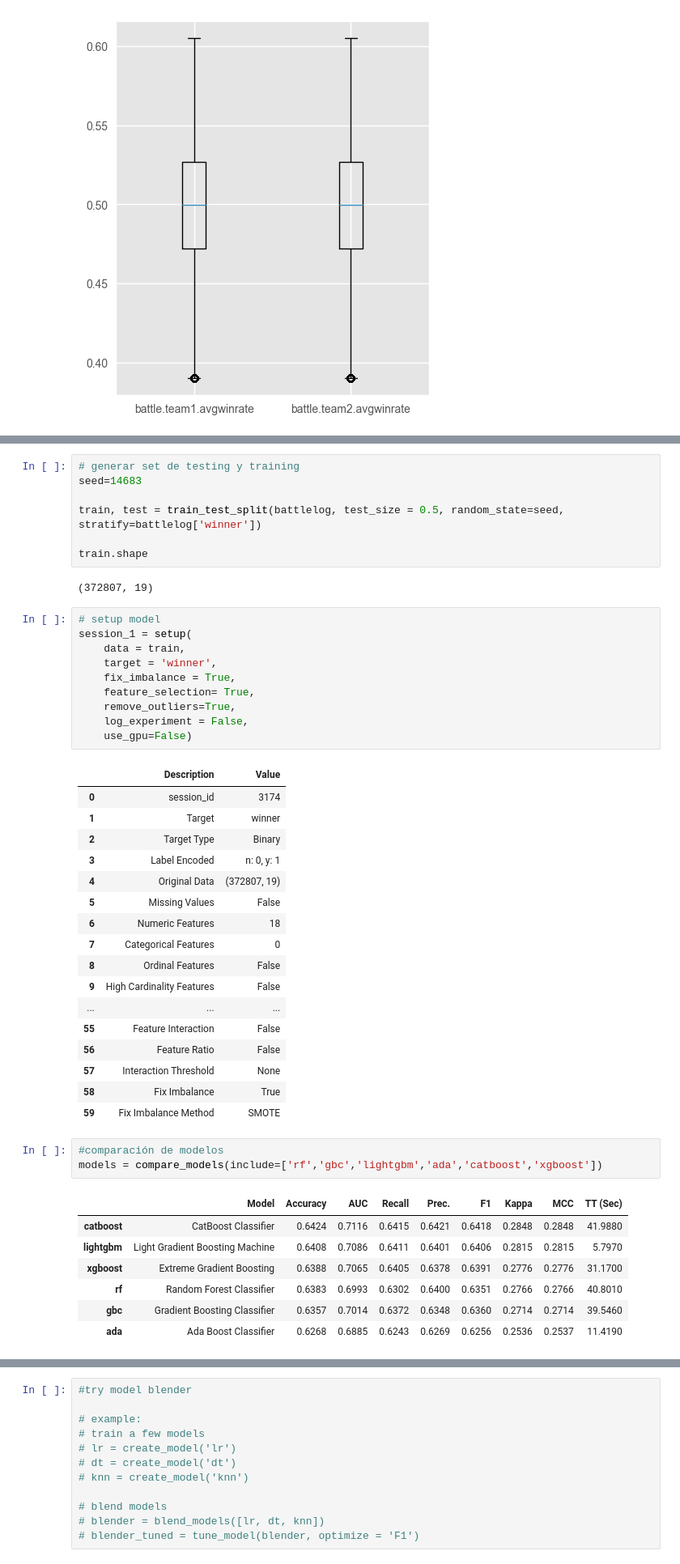
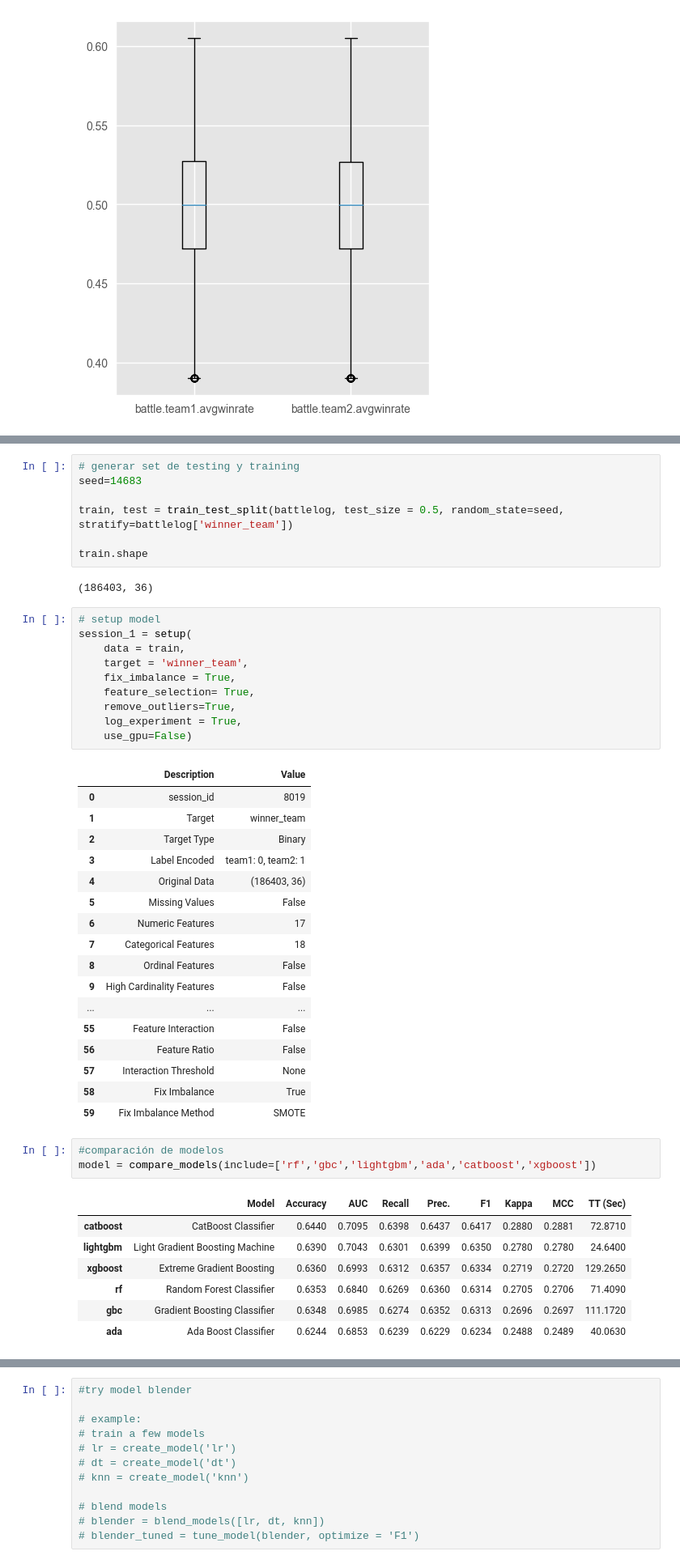
Before and after one commit to aquinteros/BrawlStars_Analytics, a Jupyter notebook: brawlstars_ML_training.ipynb, the cells around one changed output, grey strips where cells are left out. Shown at 81% size. Cells and saved outputs as stored; diff of their text form.

Commit message:
refactor modelo machine learning

```diff
--- a/brawlstars_ML_training.ipynb
+++ b/brawlstars_ML_training.ipynb
@@ -502,31 +550,31 @@ battlelog.head()
 # generar set de testing y training
 seed=14683
 
-train, test = train_test_split(battlelog, test_size = 0.5, random_state=seed, stratify=battlelog['winner'])
+train, test = train_test_split(battlelog, test_size = 0.5, random_state=seed, stratify=battlelog['winner_team'])
 
 train.shape
 # %% [output]
-(372807, 19)
+(186403, 36)
 # %%
 # setup model
 session_1 = setup(
 	data = train,
-	target = 'winner',
+	target = 'winner_team',
 	fix_imbalance = True,
     feature_selection= True,
 	remove_outliers=True,
-	log_experiment = False,
+	log_experiment = True,
     use_gpu=False)
 # %% [output]
 |  | Description | Value |
-| 0 | session_id | 3174 |
-| 1 | Target | winner |
+| 0 | session_id | 8019 |
+| 1 | Target | winner_team |
 | 2 | Target Type | Binary |
-| 3 | Label Encoded | n: 0, y: 1 |
-| 4 | Original Data | (372807, 19) |
+| 3 | Label Encoded | team1: 0, team2: 1 |
+| 4 | Original Data | (186403, 36) |
 | 5 | Missing Values | False |
-| 6 | Numeric Features | 18 |
-| 7 | Categorical Features | 0 |
+| 6 | Numeric Features | 17 |
+| 7 | Categorical Features | 18 |
 | 8 | Ordinal Features | False |
 | 9 | High Cardinality Features | False |
 | ... | ... | ... |
@@ -537,12 +585,12 @@ session_1 = setup(
 | 59 | Fix Imbalance Method | SMOTE |
 # %%
 #comparación de modelos
-models = compare_models(include=['rf','gbc','lightgbm','ada','catboost','xgboost'])
+model = compare_models(include=['rf','gbc','lightgbm','ada','catboost','xgboost'])
 # %% [output]
 |  | Model | Accuracy | AUC | Recall | Prec. | F1 | Kappa | MCC | TT (Sec) |
-| catboost | CatBoost Classifier | 0.6424 | 0.7116 | 0.6415 | 0.6421 | 0.6418 | 0.2848 | 0.2848 | 41.9880 |
-| lightgbm | Light Gradient Boosting Machine | 0.6408 | 0.7086 | 0.6411 | 0.6401 | 0.6406 | 0.2815 | 0.2815 | 5.7970 |
-| xgboost | Extreme Gradient Boosting | 0.6388 | 0.7065 | 0.6405 | 0.6378 | 0.6391 | 0.2776 | 0.2776 | 31.1700 |
-| rf | Random Forest Classifier | 0.6383 | 0.6993 | 0.6302 | 0.6400 | 0.6351 | 0.2766 | 0.2766 | 40.8010 |
-| gbc | Gradient Boosting Classifier | 0.6357 | 0.7014 | 0.6372 | 0.6348 | 0.6360 | 0.2714 | 0.2714 | 39.5460 |
-| ada | Ada Boost Classifier | 0.6268 | 0.6885 | 0.6243 | 0.6269 | 0.6256 | 0.2536 | 0.2537 | 11.4190 |
+| catboost | CatBoost Classifier | 0.6440 | 0.7095 | 0.6398 | 0.6437 | 0.6417 | 0.2880 | 0.2881 | 72.8710 |
+| lightgbm | Light Gradient Boosting Machine | 0.6390 | 0.7043 | 0.6301 | 0.6399 | 0.6350 | 0.2780 | 0.2780 | 24.6400 |
+| xgboost | Extreme Gradient Boosting | 0.6360 | 0.6993 | 0.6312 | 0.6357 | 0.6334 | 0.2719 | 0.2720 | 129.2650 |
+| rf | Random Forest Classifier | 0.6353 | 0.6840 | 0.6269 | 0.6360 | 0.6314 | 0.2705 | 0.2706 | 71.4090 |
+| gbc | Gradient Boosting Classifier | 0.6348 | 0.6985 | 0.6274 | 0.6352 | 0.6313 | 0.2696 | 0.2697 | 111.1720 |
+| ada | Ada Boost Classifier | 0.6244 | 0.6853 | 0.6239 | 0.6229 | 0.6234 | 0.2488 | 0.2489 | 40.0630 |
```
Also changed, not shown: parts of 29 cells of this notebook, 25 other files.
